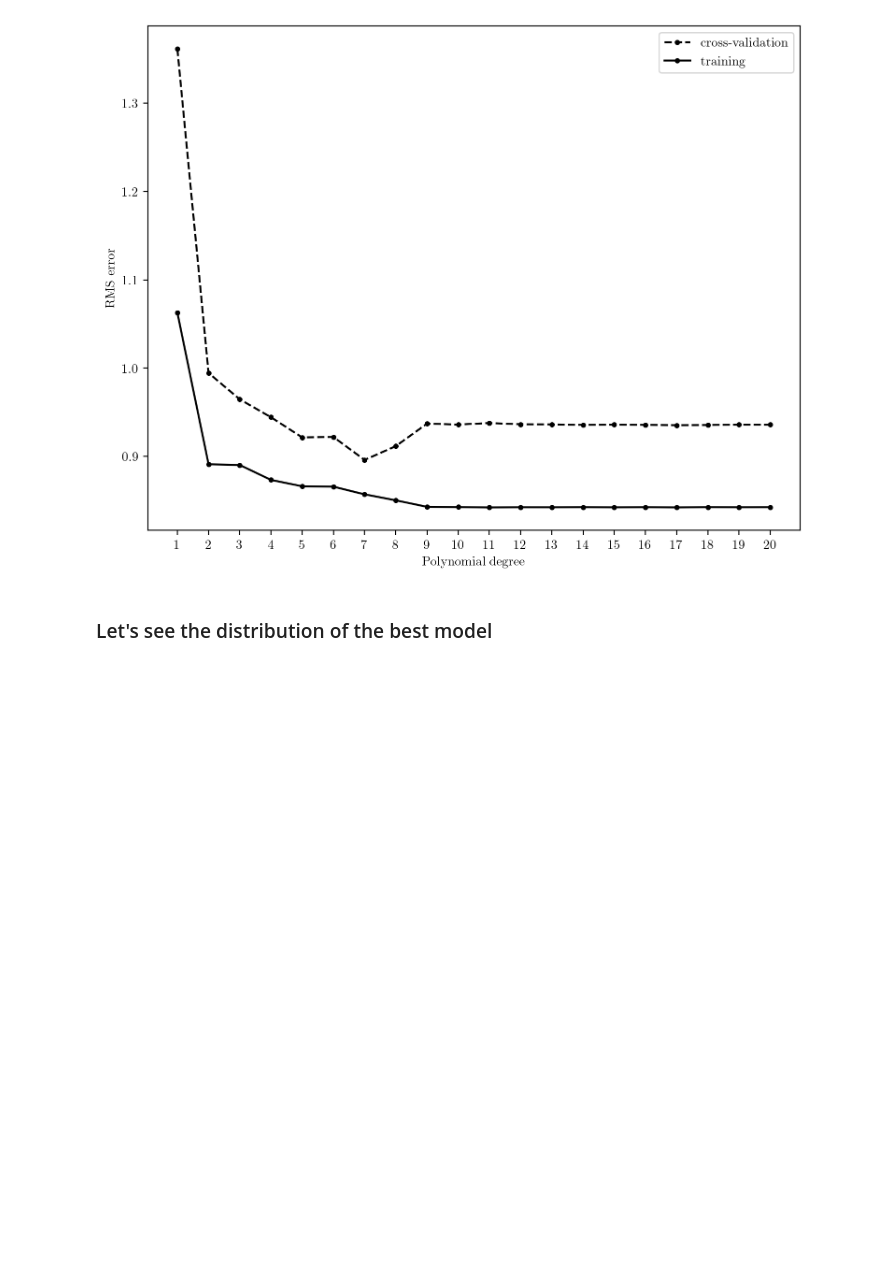
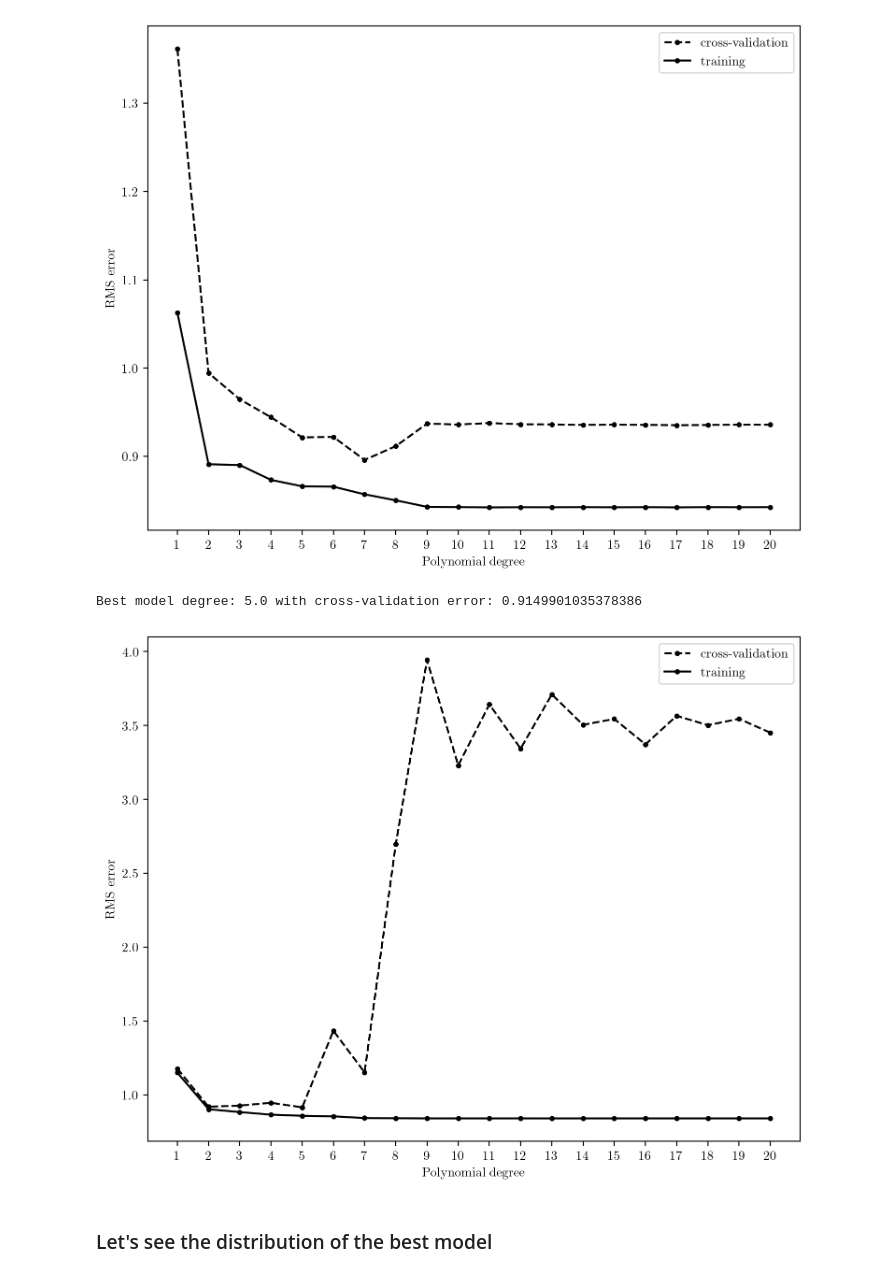
Before and after one commit to ludovicarbone/astrostatistics_bicocca_2024, a Jupyter notebook: working/L17_es.ipynb, the cells around one changed output. Drawn from its saved outputs; the diff is of its cells as text; code cells hidden in the pictures; blank space fills up the shorter version.

```diff
--- a/working/L17_es.ipynb
+++ b/working/L17_es.ipynb
@@ -312,5 +313,48 @@ plt.show()
 # %% [output]
 Best model 7.0 0.8959397242296695
 [figure]
+# %%
+#VERSIONE CON TRAIN TEST DENTRO e quindi k fold
+kf = KFold(n_splits=5, shuffle=True, random_state=10)
+
+degrees = np.linspace(1, 20, 20)
+training_err = []
+crossval_err = []
+
+for n in degrees:
+    fold_train_err = []
+    fold_val_err = []
+
+    for train_index, val_index in kf.split(z_sample):
+        z_train, z_val = z_sample[train_index], z_sample[val_index]
+        mu_train, mu_val = mu_sample[train_index], mu_sample[val_index]
+        dmu_train, dmu_val = dmu[train_index], dmu[val_index]
+
+        z_gridtest = np.linspace(0, 2, int(n))[:, None]
+        model = BasisFunctionRegression('gaussian', mu=z_gridtest, sigma=1.5)
+        model.fit(z_train, mu_train, dmu_train)
+
+        train_pred = model.predict(z_train.reshape(-1, 1))
+        val_pred = model.predict(z_val.reshape(-1, 1))
+
+        fold_train_err.append(np.sqrt(np.mean((train_pred - mu_train) ** 2)))
+        fold_val_err.append(np.sqrt(np.mean((val_pred - mu_val) ** 2)))
+
+    training_err.append(np.mean(fold_train_err))  # Average across folds
+    crossval_err.append(np.mean(fold_val_err))    # Average across folds
+
+print("Best model degree:", degrees[np.argmin(crossval_err)], "with cross-validation error:", min(crossval_err))
+
+plt.figure(figsize=(9, 7))
+plt.plot(degrees, crossval_err, '--k', marker='.', label='cross-validation')
+plt.plot(degrees, training_err, '-k', marker='.', label='training')
+plt.xlabel('Polynomial degree')
+plt.ylabel('RMS error')
+plt.xticks(degrees)
+plt.legend(loc='upper right')
+plt.show()
+# %% [output]
+Best model degree: 5.0 with cross-validation error: 0.9149901035378386
+[figure, added]
 # %% [markdown]
 ### Let's see the distribution of the best model
```
Also changed, not shown: parts of 2 cells of this notebook, 1 other file.
